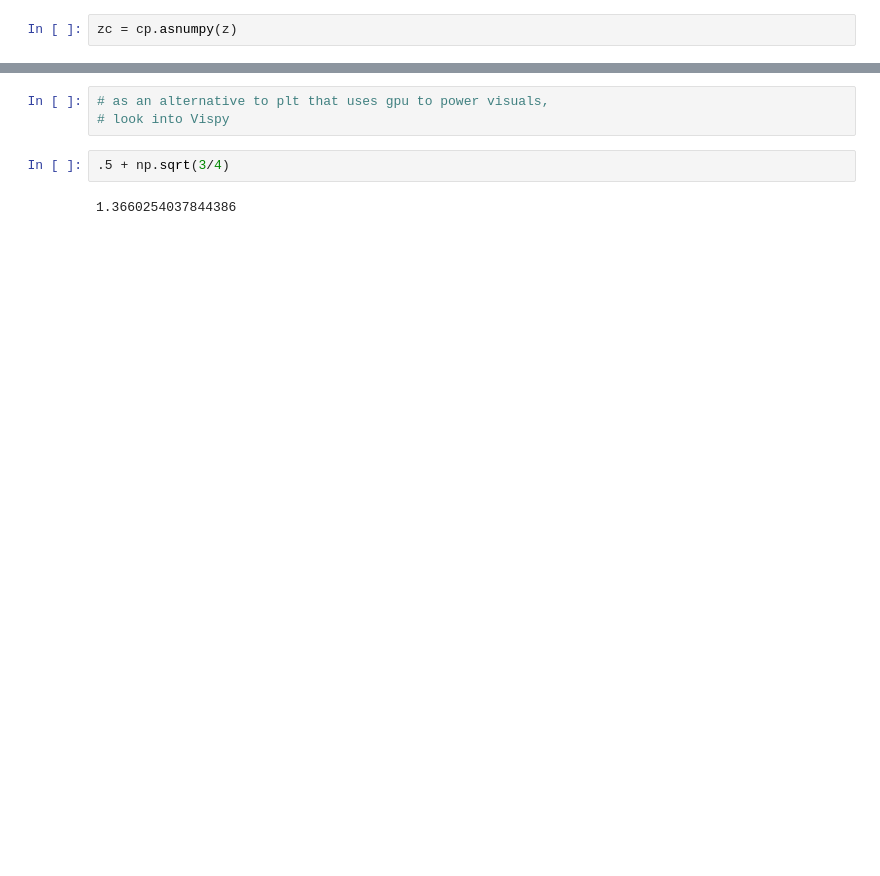
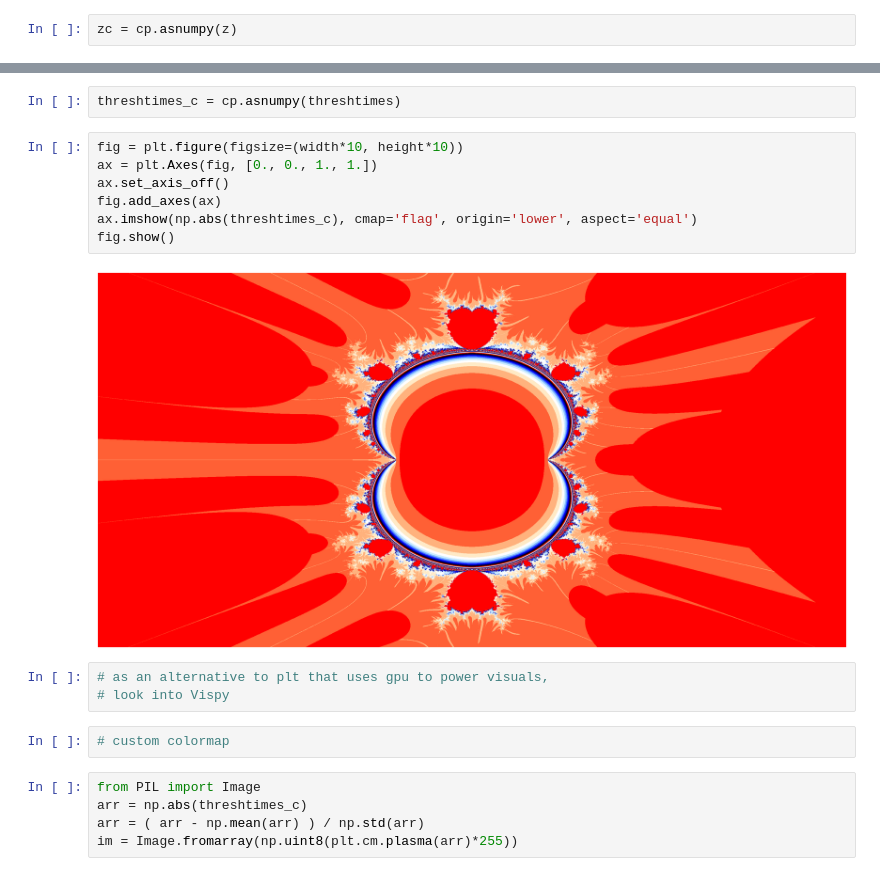
Before and after one commit to Ndj3315/Mandelbrot, a Jupyter notebook: mandelbrot_gpu.ipynb, the cells around one changed output, grey strips where cells are left out. Cells and saved outputs as stored; diff of their text form; blank space fills up the shorter version.

```diff
--- a/mandelbrot_gpu.ipynb
+++ b/mandelbrot_gpu.ipynb
@@ -53,7 +71,21 @@ fig.show()
+# %%
+threshtimes_c = cp.asnumpy(threshtimes)
+# %%
+fig = plt.figure(figsize=(width*10, height*10))
+ax = plt.Axes(fig, [0., 0., 1., 1.])
+ax.set_axis_off()
+fig.add_axes(ax)
+ax.imshow(np.abs(threshtimes_c), cmap='flag', origin='lower', aspect='equal')
+fig.show()
+# %% [output]
+[figure, added]
 # %%
 # as an alternative to plt that uses gpu to power visuals,
 # look into Vispy
-# %%
-.5 + np.sqrt(3/4)
-# %% [output]
-1.3660254037844386
+# %%
+# custom colormap
+# %%
+from PIL import Image
+arr = np.abs(threshtimes_c)
+arr = ( arr - np.mean(arr) ) / np.std(arr)
+im = Image.fromarray(np.uint8(plt.cm.plasma(arr)*255))
```
Also changed, not shown: parts of 8 cells of this notebook.
